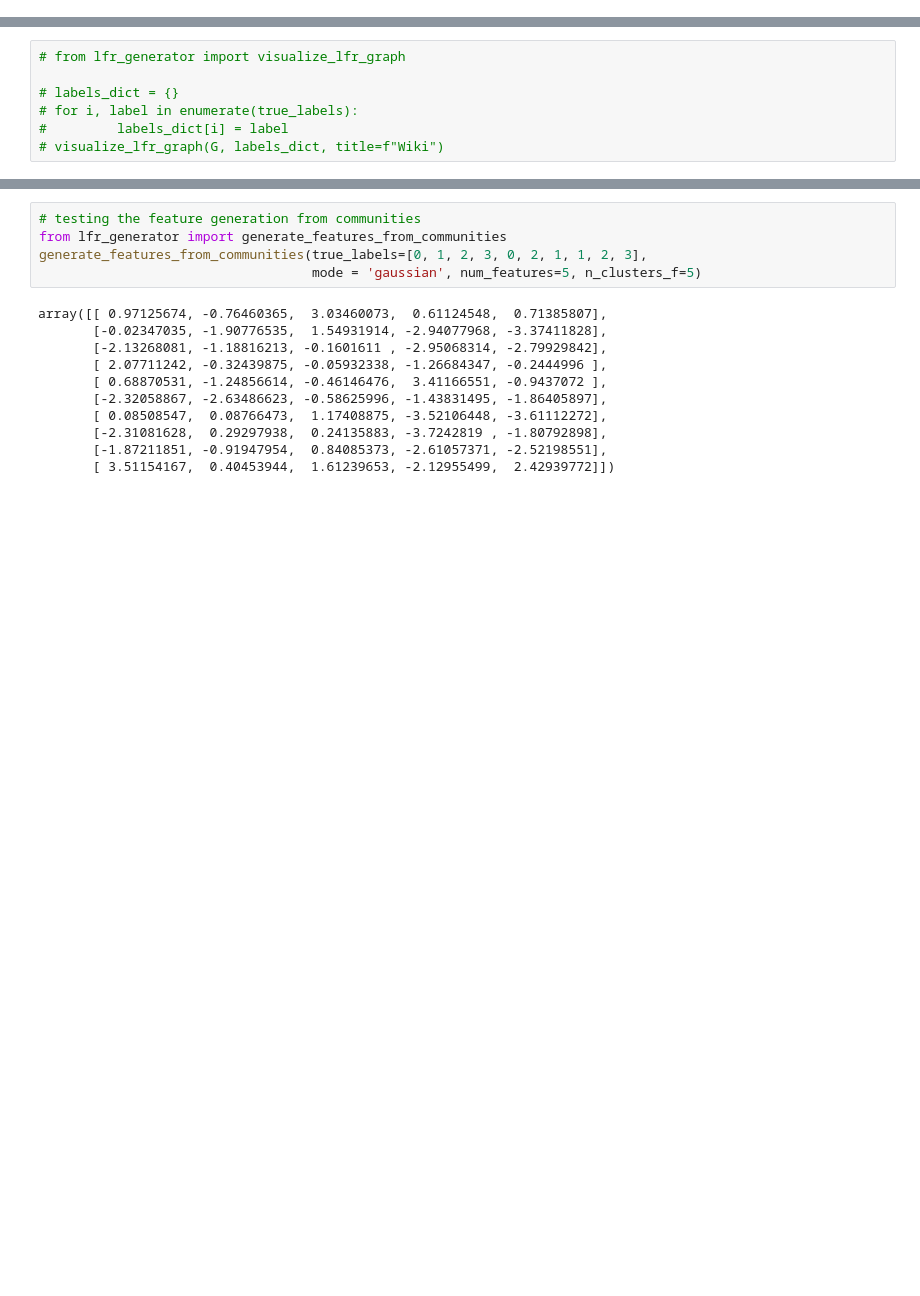
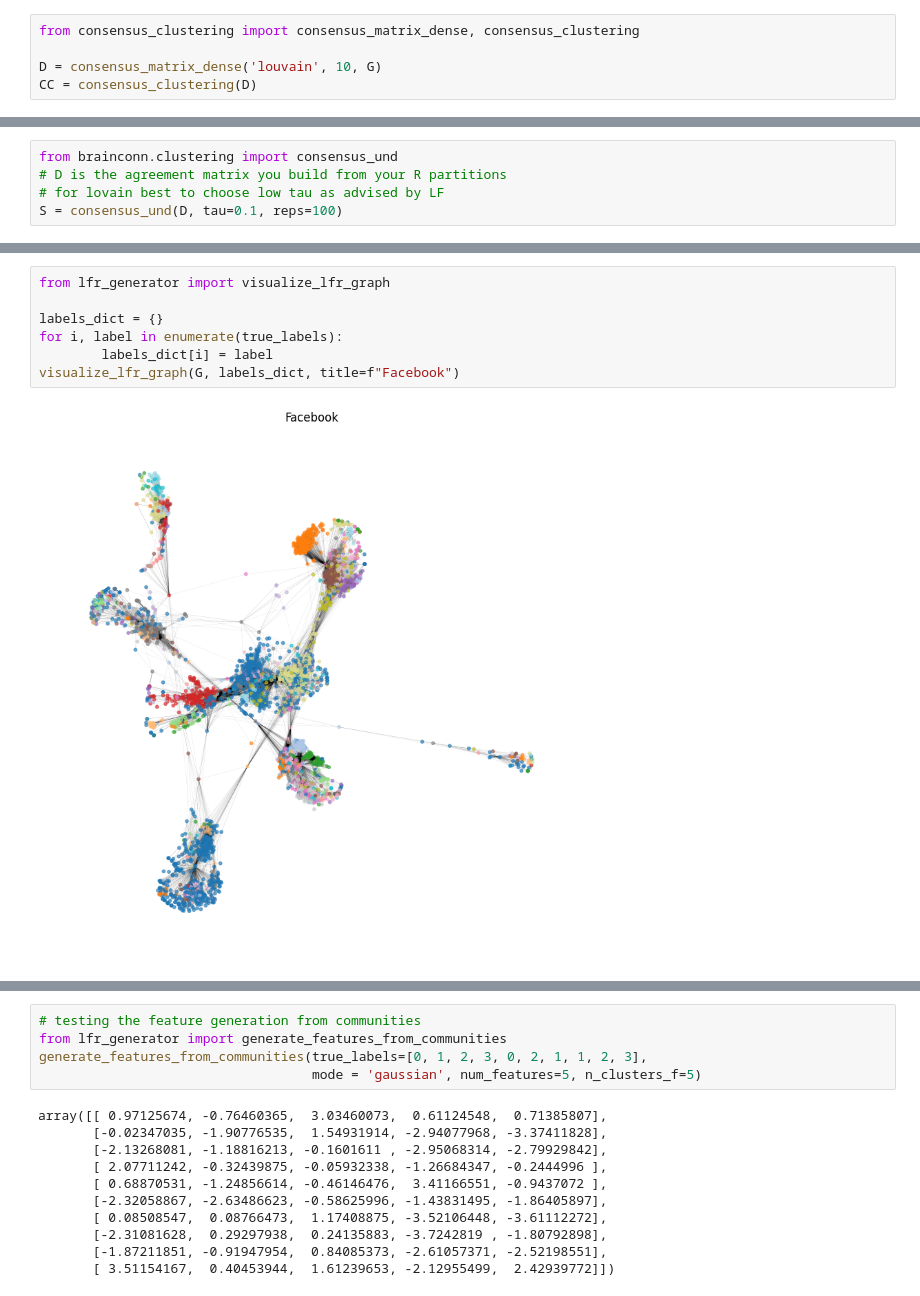
Before and after one commit to dalyapraz/gnn-community-concealment, a Jupyter notebook: lfr_dmon.ipynb, the cells around one changed output, grey strips where cells are left out. Cells and saved outputs as stored; diff of their text form; blank space fills up the shorter version.

Commit message:
consensus clustering
implementation and run for finding optimal k and consensus labels for DMoN

```diff
--- a/lfr_dmon.ipynb
+++ b/lfr_dmon.ipynb
@@ -68,0 +74,5 @@ Largest connected component has 2357 nodes and 11592 edges.
+# %%
+from consensus_clustering import consensus_matrix_dense, consensus_clustering
+
+D = consensus_matrix_dense('louvain', 10, G)
+CC = consensus_clustering(D)
@@ -68,0 +95,5 @@ Largest connected component has 2357 nodes and 11592 edges.
+# %%
+from brainconn.clustering import consensus_und
+# D is the agreement matrix you build from your R partitions
+# for lovain best to choose low tau as advised by LF
+S = consensus_und(D, tau=0.1, reps=100)
@@ -163,8 +212,10 @@ Realization 3/5 |label=0 b=1
 KeyboardInterrupt:
 # %%
-# from lfr_generator import visualize_lfr_graph
+from lfr_generator import visualize_lfr_graph
 
-# labels_dict = {}
-# for i, label in enumerate(true_labels):
-#         labels_dict[i] = label
-# visualize_lfr_graph(G, labels_dict, title=f"Wiki")
+labels_dict = {}
+for i, label in enumerate(true_labels):
+        labels_dict[i] = label
+visualize_lfr_graph(G, labels_dict, title=f"Facebook")
+# %% [output]
+[figure, added]
```
Also changed, not shown: parts of 12 cells of this notebook, 3 other files.
